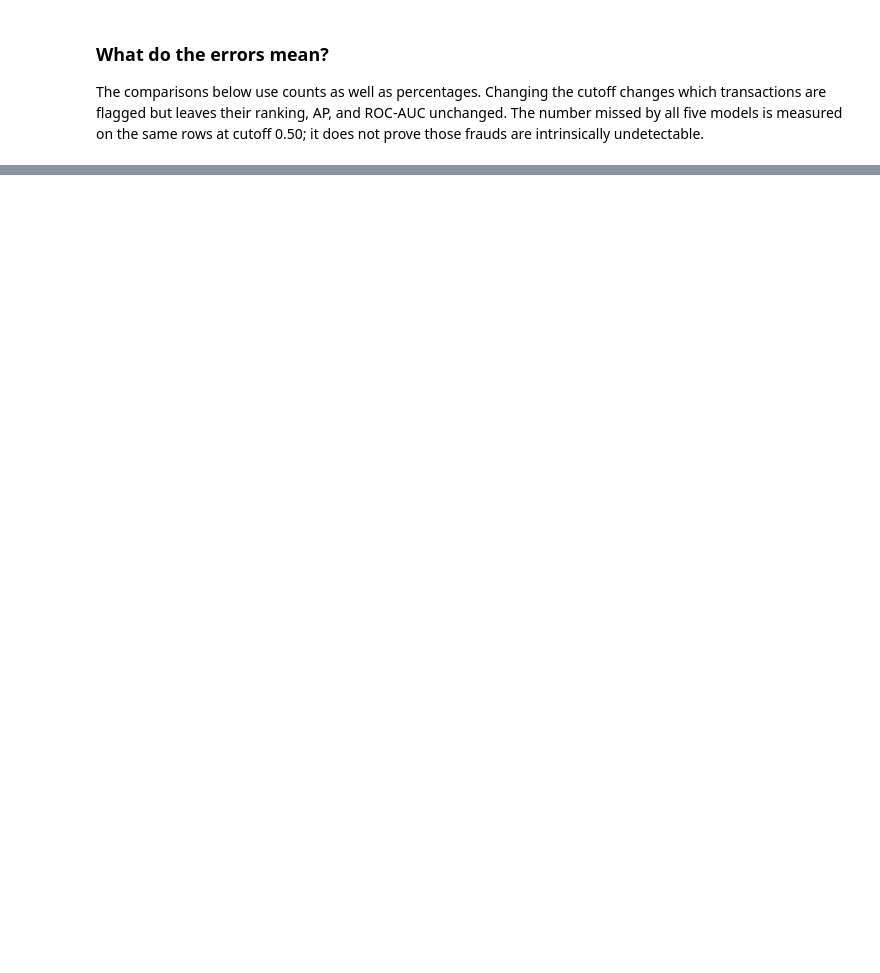
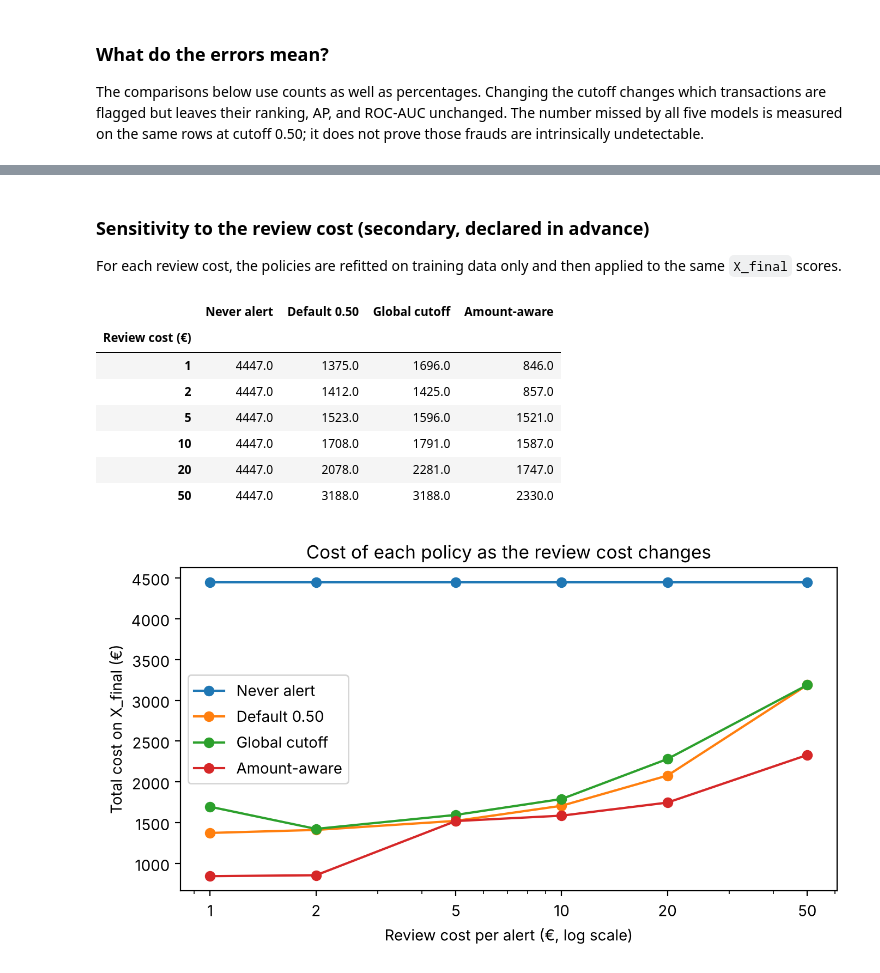
Before and after one commit to mahmoudalashkar/credit-card-fraud-detection, a Jupyter notebook: FraudShield.ipynb, the cells around one changed output, grey strips where cells are left out. Saved outputs shown, nothing was run; the diff lists cells and outputs as text; code cells hidden in the pictures; blank space fills up the shorter version.

```diff
--- a/FraudShield.ipynb
+++ b/FraudShield.ipynb
@@ -849,0 +984,20 @@ The cutoff reduced F1 on these unseen rows. Keep this result, without tuning aga
+# %%
+xfit = {c: dict.fromkeys(["Default 0.50", "Global cutoff", "Amount-aware", "Amount-aware + calibration"], 0.0)
+        for c in COST_GRID}
+for c in COST_GRID:
+    for fit_idx, val_idx in cv_splits:
+        s_fit, s_val = train_scores[fit_idx], train_scores[val_idx]
+        a_fit, a_val = train_amounts[fit_idx], train_amounts[val_idx]
+        y_fit, y_val = train_labels[fit_idx], train_labels[val_idx]
+        cut = best_global_cutoff(s_fit, y_fit, a_fit, c)
+        iso = IsotonicRegression(y_min=0, y_max=1, out_of_bounds="clip").fit(s_fit, y_fit)
+        xfit[c]["Default 0.50"] += total_cost(s_val >= 0.5, y_val, a_val, c)
+        xfit[c]["Global cutoff"] += total_cost(s_val >= cut, y_val, a_val, c)
+        xfit[c]["Amount-aware"] += total_cost(amount_rule(s_val, a_val, c), y_val, a_val, c)
+        xfit[c]["Amount-aware + calibration"] += total_cost(amount_rule(iso.predict(s_val), a_val, c), y_val, a_val, c)
+xfit = pd.DataFrame(xfit).T
+xfit.index.name = "Review cost (€)"
+display(xfit.round(0))
+
+use_calibration = xfit.loc[REVIEW_COST, "Amount-aware + calibration"] < xfit.loc[REVIEW_COST, "Amount-aware"]
+print(f"At €{REVIEW_COST:.0f} per alert, calibration {'is' if use_calibration else 'is not'} kept for the amount-aware rule.")
@@ -849,0 +1091,34 @@ The cutoff reduced F1 on these unseen rows. Keep this result, without tuning aga
+# %% [markdown]
+### Sensitivity to the review cost (secondary, declared in advance)
+For each review cost, the policies are refitted on training data only and then applied to the same `X_final` scores.
+# %%
+sens = {}
+for c in COST_GRID:
+    apply_c, cut_c, cal_c = fit_policies(c)
+    alerts_c = apply_c(final_scores, final_amounts)
+    sens[c] = {name: total_cost(al, final_labels, final_amounts, c) for name, al in alerts_c.items()
+               if name != "Alert on everything"}
+sens = pd.DataFrame(sens).T
+sens.index.name = "Review cost (€)"
+display(sens.round(0))
+
+fig, ax = plt.subplots(figsize=(7, 4))
+for name in ["Never alert", "Default 0.50", "Global cutoff", "Amount-aware"]:
+    ax.plot(sens.index, sens[name], marker="o", label=name)
+ax.set_xscale("log")
+ax.set_xticks(COST_GRID, [str(c) for c in COST_GRID])
+ax.set(xlabel="Review cost per alert (€, log scale)", ylabel="Total cost on X_final (€)",
+       title="Cost of each policy as the review cost changes")
+ax.legend()
+plt.tight_layout()
+plt.show()
+# %% [output]
+|  | Never alert | Default 0.50 | Global cutoff | Amount-aware |
+| Review cost (€) |  |  |  |  |
+| 1 | 4447.0 | 1375.0 | 1696.0 | 846.0 |
+| 2 | 4447.0 | 1412.0 | 1425.0 | 857.0 |
+| 5 | 4447.0 | 1523.0 | 1596.0 | 1521.0 |
+| 10 | 4447.0 | 1708.0 | 1791.0 | 1587.0 |
+| 20 | 4447.0 | 2078.0 | 2281.0 | 1747.0 |
+| 50 | 4447.0 | 3188.0 | 3188.0 | 2330.0 |
+[figure, added]
```
Also changed, not shown: parts of 27 cells of this notebook.
